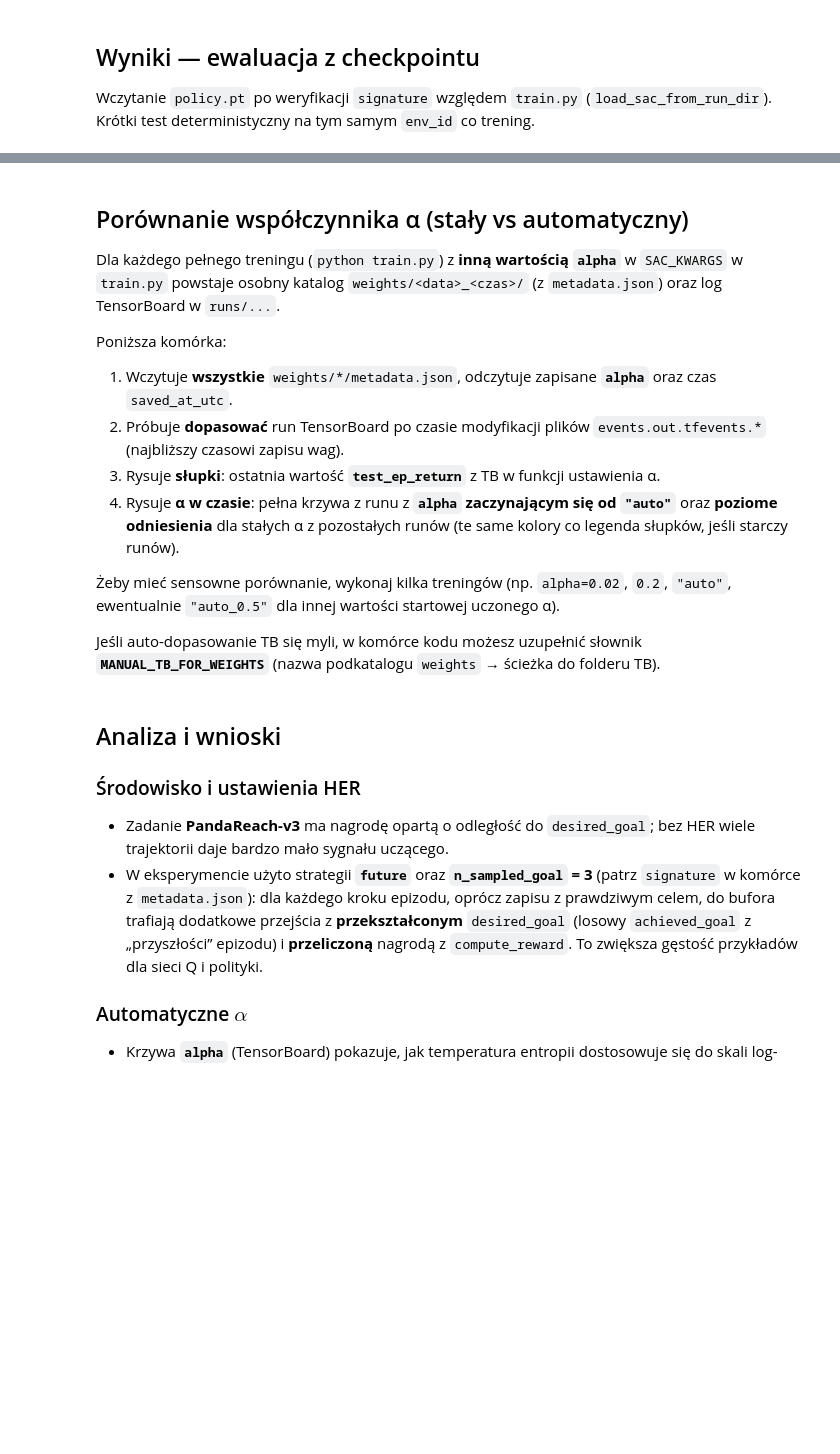
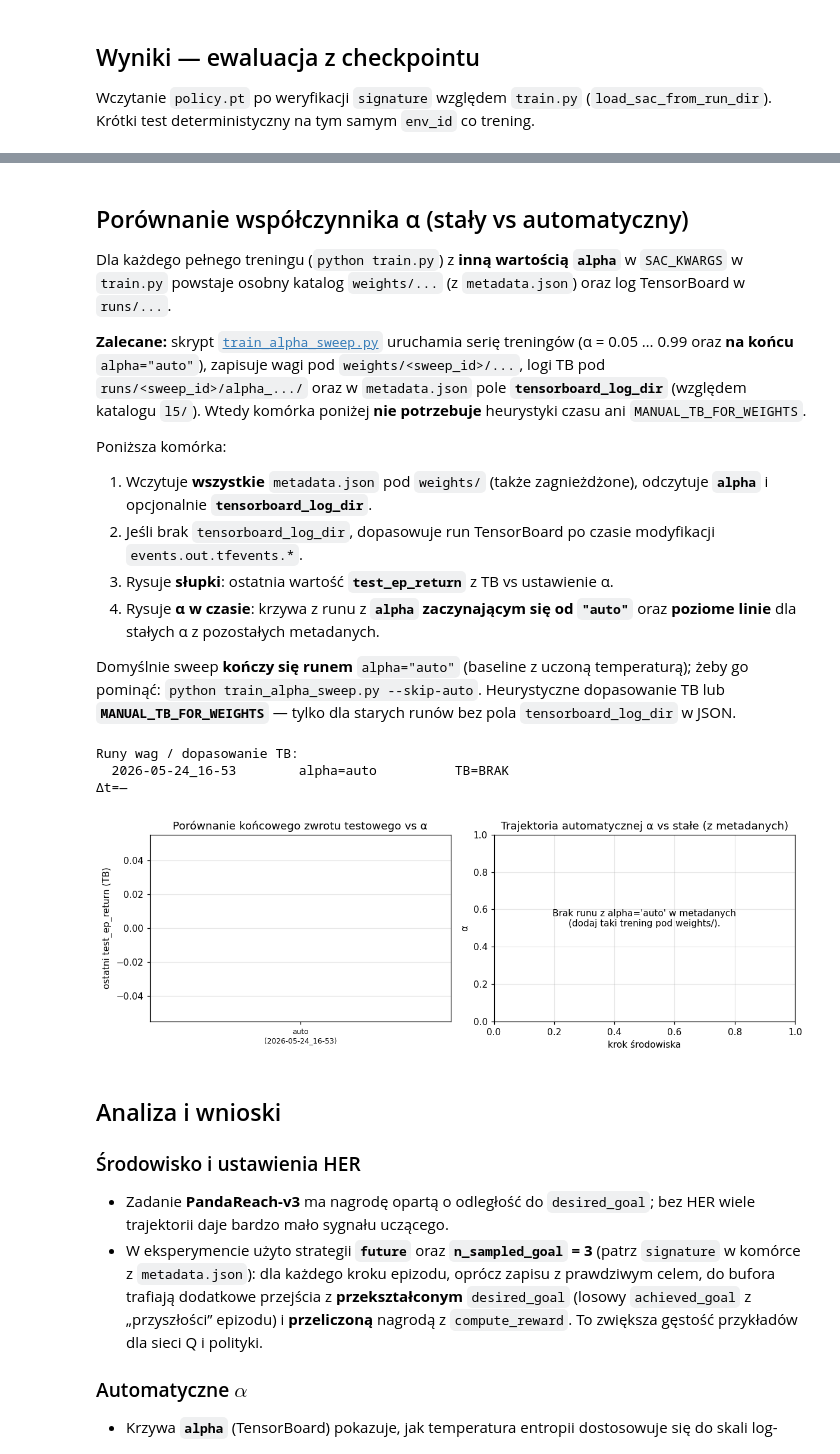
Before and after one commit to McEnigma24/UMISI-sem1-RL, a Jupyter notebook: l5/report.ipynb, the cells around one changed output, grey strips where cells are left out. Drawn from its saved outputs; the diff is of its cells as text; code cells hidden in the pictures; blank space fills up the shorter version.

```diff
--- a/l5/report.ipynb
+++ b/l5/report.ipynb
@@ -314,18 +240,18 @@ Epizodów testowych: 50
 # %% [markdown]
 ## Porównanie współczynnika α (stały vs automatyczny)
 
-Dla każdego pełnego treningu (`python train.py`) z **inną wartością `alpha`** w `SAC_KWARGS` w `train.py` powstaje osobny katalog `weights/<data>_<czas>/` (z `metadata.json`) oraz log TensorBoard w `runs/...`.
+Dla każdego pełnego treningu (`python train.py`) z **inną wartością `alpha`** w `SAC_KWARGS` w `train.py` powstaje osobny katalog `weights/...` (z `metadata.json`) oraz log TensorBoard w `runs/...`.
+
+**Zalecane:** skrypt [`train_alpha_sweep.py`](train_alpha_sweep.py) uruchamia serię treningów (α = 0.05 … 0.99 oraz **na końcu** `alpha="auto"`), zapisuje wagi pod `weights/<sweep_id>/...`, logi TB pod `runs/<sweep_id>/alpha_.../` oraz w `metadata.json` pole **`tensorboard_log_dir`** (względem katalogu `l5/`). Wtedy komórka poniżej **nie potrzebuje** heurystyki czasu ani `MANUAL_TB_FOR_WEIGHTS`.
 
 Poniższa komórka:
 
-1. Wczytuje **wszystkie** `weights/*/metadata.json`, odczytuje zapisane **`alpha`** oraz czas `saved_at_utc`.
-2. Próbuje **dopasować** run TensorBoard po czasie modyfikacji plików `events.out.tfevents.*` (najbliższy czasowi zapisu wag).
-3. Rysuje **słupki**: ostatnia wartość **`test_ep_return`** z TB w funkcji ustawienia α.
-4. Rysuje **α w czasie**: pełna krzywa z runu z **`alpha` zaczynającym się od `"auto"`** oraz **poziome odniesienia** dla stałych α z pozostałych runów (te same kolory co legenda słupków, jeśli starczy runów).
+1. Wczytuje **wszystkie** `metadata.json` pod `weights/` (także zagnieżdżone), odczytuje **`alpha`** i opcjonalnie **`tensorboard_log_dir`**.
+2. Jeśli brak `tensorboard_log_dir`, dopasowuje run TensorBoard po czasie modyfikacji `events.out.tfevents.*`.
+3. Rysuje **słupki**: ostatnia wartość **`test_ep_return`** z TB vs ustawienie α.
+4. Rysuje **α w czasie**: krzywa z runu z **`alpha` zaczynającym się od `"auto"`** oraz **poziome linie** dla stałych α z pozostałych metadanych.
 
-Żeby mieć sensowne porównanie, wykonaj kilka treningów (np. `alpha=0.02`, `0.2`, `"auto"`, ewentualnie `"auto_0.5"` dla innej wartości startowej uczonego α).
-
-Jeśli auto-dopasowanie TB się myli, w komórce kodu możesz uzupełnić słownik **`MANUAL_TB_FOR_WEIGHTS`** (nazwa podkatalogu `weights` → ścieżka do folderu TB).
+Domyślnie sweep **kończy się runem** `alpha="auto"` (baseline z uczoną temperaturą); żeby go pominąć: `python train_alpha_sweep.py --skip-auto`. Heurystyczne dopasowanie TB lub **`MANUAL_TB_FOR_WEIGHTS`** — tylko dla starych runów bez pola `tensorboard_log_dir` w JSON.
 # %%
 from __future__ import annotations
 
@@ -380,15 +306,12 @@ def _fmt_alpha(a) -> str:
 
 
 def collect_weight_runs(weights_root: Path) -> list[dict]:
+    """Wszystkie ``metadata.json`` pod ``weights_root`` (także zagnieżdżone, np. sweep α)."""
     out = []
     if not weights_root.is_dir():
         return out
-    for sub in sorted(weights_root.iterdir()):
-        if not sub.is_dir():
-            continue
-        meta = sub / "metadata.json"
-        if not meta.is_file():
-            continue
+    for meta in sorted(weights_root.rglob("metadata.json")):
+        sub = meta.parent
         doc = json.loads(meta.read_text(encoding="utf-8"))
         sig = doc.get("signature") or {}
         sac = sig.get("sac") or {}
@@ -398,14 +321,16 @@ def collect_weight_runs(weights_root: Path) -> list[dict]:
             saved = datetime.fromisoformat(saved_s.replace("Z", "+00:00"))
         except ValueError:
             saved = datetime.fromtimestamp(sub.stat().st_mtime, tz=timezone.utc)
+        rel_w = str(sub.resolve().relative_to(weights_root.resolve())).replace("\\", "/")
         out.append(
             {
-                "weights_name": sub.name,
+                "weights_name": rel_w,
                 "weights_dir": sub,
                 "alpha_raw": raw,
                 "alpha_label": _fmt_alpha(raw),
                 "saved_ts": saved.timestamp(),
                 "saved_dt": saved,
+                "tensorboard_rel": doc.get("tensorboard_log_dir"),
             }
         )
     return out
@@ -431,6 +356,14 @@ def pair_tb_to_weights(
             paired.append({**r, "tb_dir": manual.resolve(), "pair_delta_sec": 0.0})
             used.add(manual.resolve())
             continue
+
+        tr = r.get("tensorboard_rel")
+        if tr:
+            tb_path = (L5_ROOT / Path(tr)).resolve()
+            if tb_path.is_dir():
+                paired.append({**r, "tb_dir": tb_path, "pair_delta_sec": 0.0})
+                used.add(tb_path)
+                continue
 
         t_end = r["saved_ts"]
         best: tuple[float, Path] | None = None
@@ -535,33 +468,37 @@ if auto_tb is not None:
     if ser:
         steps, av = ser
         axa.plot(steps, av, color="black", lw=1.2, label=f"α uczona ({auto_label or 'auto'})")
         plotted_auto = True
     else:
         axa.text(0.5, 0.5, "Brak skalara alpha w TB", ha="center", va="center", transform=axa.transAxes)
 else:
     axa.text(
         0.5,
         0.55,
         "Brak runu z alpha='auto' w metadanych\n(dodaj taki trening pod weights/).",
         ha="center",
         va="center",
         transform=axa.transAxes,
         fontsize=10,
     )
 
 for lab, a0 in fixed_for_hlines:
     c = label_to_color.get(lab, (0.5, 0.5, 0.5, 1.0))
     axa.axhline(a0, color=c, ls="--", lw=1.0, alpha=0.85, label=f"stała α = {lab}")
 
 axa.set_xlabel("krok środowiska")
 axa.set_ylabel("α")
 axa.set_title("Trajektoria automatycznej α vs stałe (z metadanych)")
 axa.grid(True, alpha=0.3)
 if plotted_auto or fixed_for_hlines:
     axa.legend(loc="best", fontsize=8)
 
 plt.tight_layout()
 plt.show()
+# %% [output]
+Runy wag / dopasowanie TB:
+  2026-05-24_16-53        alpha=auto          TB=BRAK                                      Δt=—
+[figure, added]
 # %% [markdown]
 ## Analiza i wnioski
 
```
Also changed, not shown: parts of 4 cells of this notebook, 4 other files.
